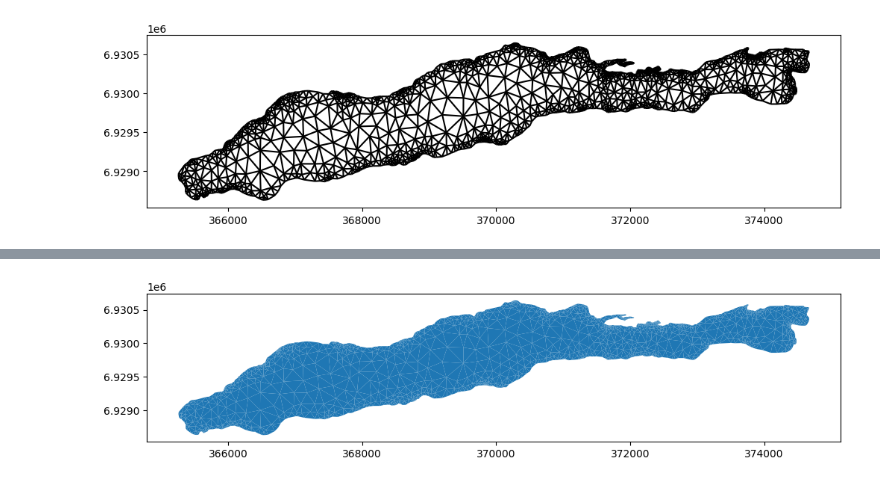
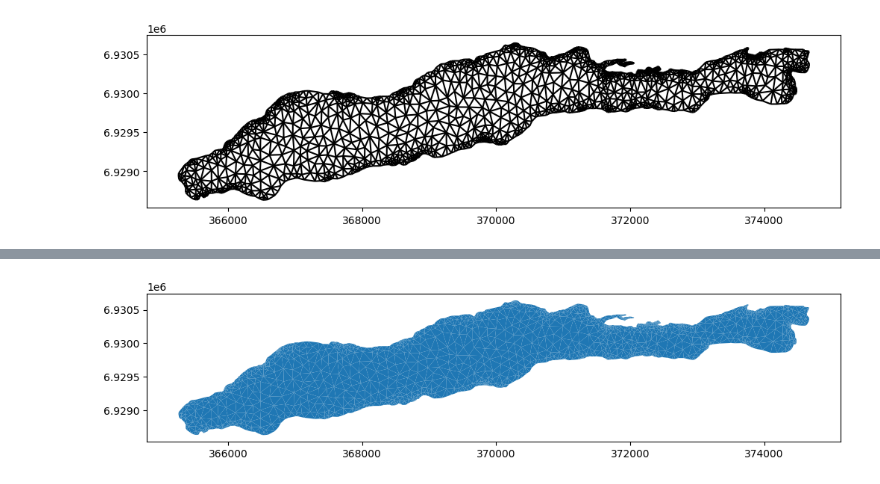
Before and after one commit to NTNUSmartWater/DigiH2O-Platform, a Jupyter notebook: process.ipynb, the cells around one changed output, grey strips where cells are left out. Cells and saved outputs as stored; diff of their text form; code cells hidden in the pictures.

```diff
--- a/process.ipynb
+++ b/process.ipynb
@@ -12,15 +12,15 @@ from meshkernel import MeshKernel, GeometryList
 # %%
 lake, depth = gpd.read_file('lake.geojson'), gpd.read_file('depth.geojson')
 lake["geometry"] = lake.geometry.apply(lambda geo: gridFunctions.remove_holes(geo, 0))
 crs = lake.estimate_utm_crs()
 lake, depth = lake.to_crs(crs), depth.to_crs(crs)
 x, y = lake.geometry.iloc[0].exterior.xy
 x, y = np.array(x), np.array(y)
 polygon = GeometryList(x, y)
 mk = MeshKernel()
-mk.mesh2d_make_triangular_mesh_from_polygon(polygon, scale_factor=50)
+mk.mesh2d_make_triangular_mesh_from_polygon(polygon, scale_factor=20)
 fig, ax = plt.subplots(figsize=(12, 3))
 mk.mesh2d_get().plot_edges(ax, color="black")
 plt.show()
 # %% [output]
-[figure, old version]
+[figure, new version]
```
Also changed, not shown: parts of 5 cells of this notebook, 7 other files.
